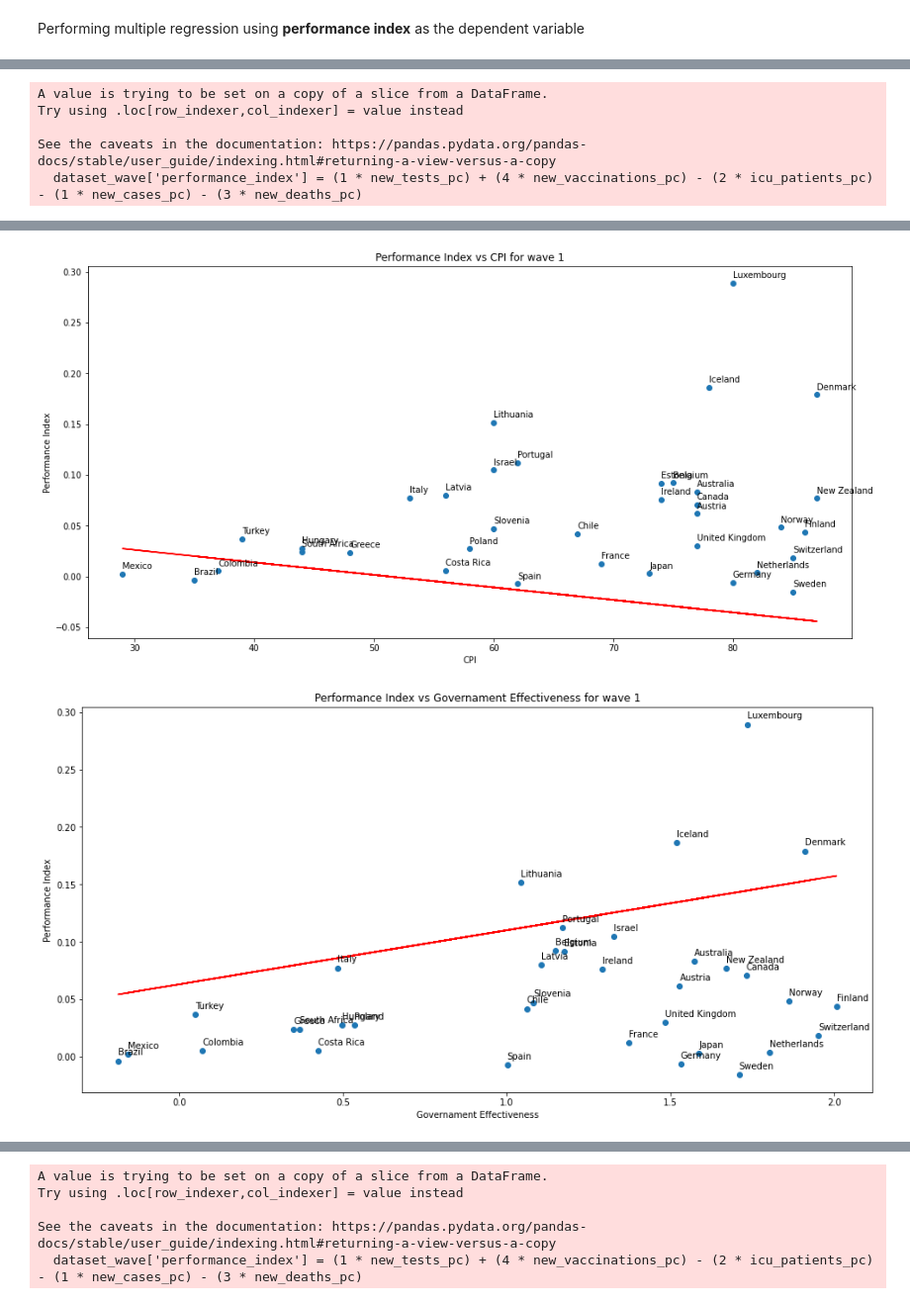
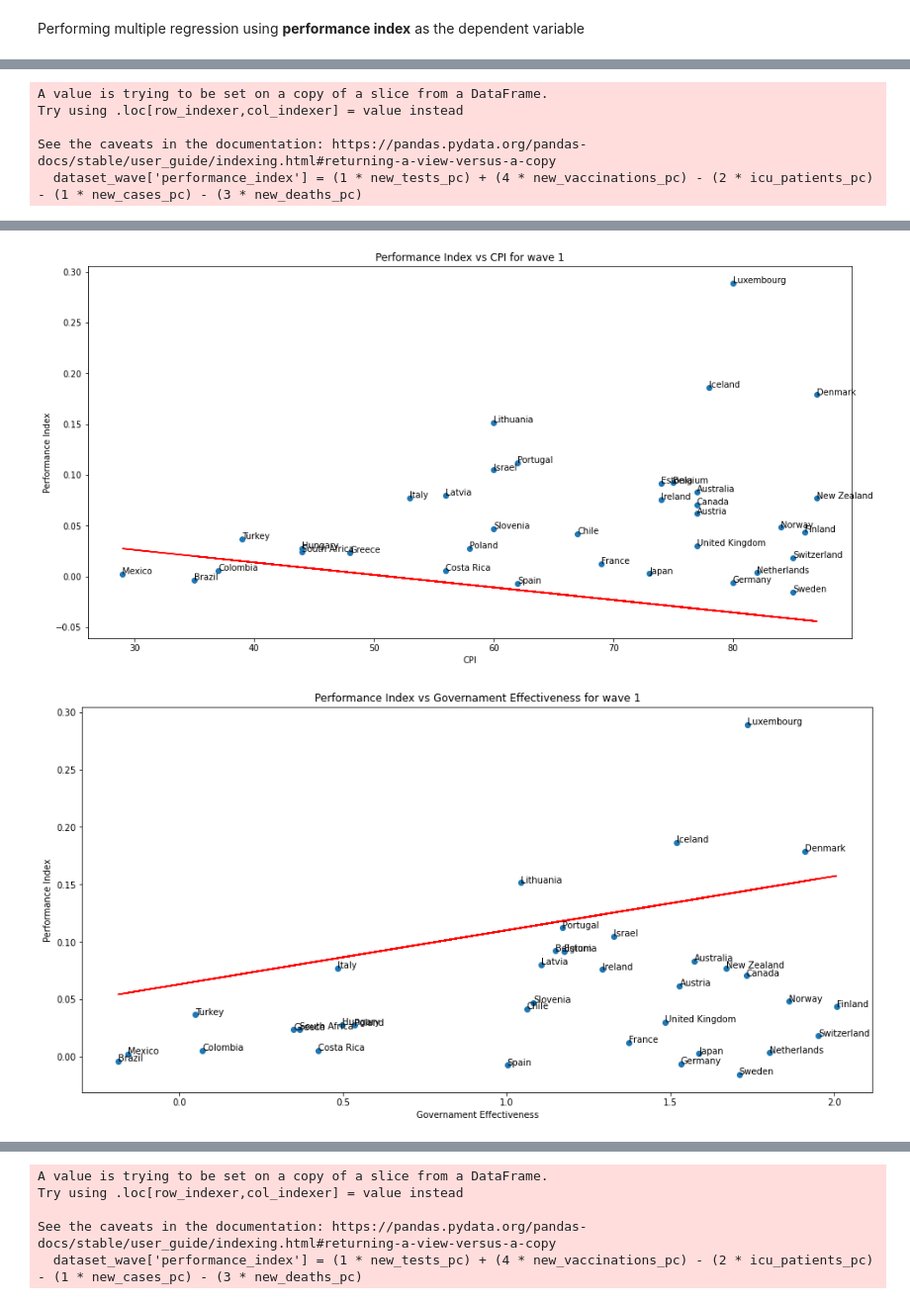
Before and after one commit to francmos/politics-in-covid, a Jupyter notebook: analysis.ipynb, the cells around one changed output, grey strips where cells are left out. Shown at 99% size. Cells and saved outputs as stored; diff of their text form; code cells hidden in the pictures.

```diff
--- a/analysis.ipynb
+++ b/analysis.ipynb
@@ -9,7 +9,7 @@ dataset = pd.read_csv('dataset/dataset.csv')
 # %% [markdown]
 Declare a function to show a plot about a regression
 # %%
-def create_plot(x, y, locations, x_label, y_label, title, coeff, intercept, show_names):
+def create_plot(x, y, locations, x_label, y_label, title, coeff, intercept, show_names, generate_pdf):
     plt.figure(figsize=(16, 8))
     plt.title(title)
     plt.scatter(x, y)
@@ -21,7 +21,10 @@ def create_plot(x, y, locations, x_label, y_label, title, coeff, intercept, show
 
     if show_names:
         for i, txt in enumerate(locations):
-            plt.annotate(txt[0], (x[i], y[i]), xytext=(x[i], y[i] + 0.005))
+            plt.annotate(txt[0], (x[i], y[i]), xytext=(x[i], y[i]))
+
+    if generate_pdf:
+        plt.savefig('pdfs/{}.pdf'.format(title))
 
     plt.show()
 # %% [markdown]
@@ -36,6 +38,7 @@ Setting indipendent variables
 Performing multiple regression using **performance index** as the dependent variable
 # %%
 show_names_in_plots = True
+save_pdf = False
 
 for wave in set(dataset['wave']):
     dataset_wave = dataset[dataset['wave'] == wave]
@@ -78,6 +81,7 @@ for wave in set(dataset['wave']):
 
     coeff = model.coef_
     intercept = model.intercept_
+
     X2 = sm.add_constant(X)
 
     est = sm.OLS(Y, X2)
@@ -90,7 +94,7 @@ for wave in set(dataset['wave']):
 
     i = 0
     for x_variable in X.T:
-        create_plot(x_variable, Y, locations, X_names[i], 'Performance Index', 'Performance Index vs {} for wave {}'.format(X_names[i], wave), coeff[i], intercept, show_names_in_plots)
+        create_plot(x_variable, Y, locations, X_names[i], 'Performance Index', 'Performance Index vs {} for wave {}'.format(X_names[i], wave), coeff[i], intercept, show_names_in_plots, save_pdf)
         i += 1
 
     print('//////////////////////////////////////////////////////////////////////////////////////////////')
@@ -121,2 +125,2 @@ See the caveats in the documentation: https://pandas.pydata.org/pandas-docs/stab
-[figure, old version]
+[figure, new version]
-[figure, old version]
+[figure, new version]
```
Also changed, not shown: parts of 5 cells of this notebook.
